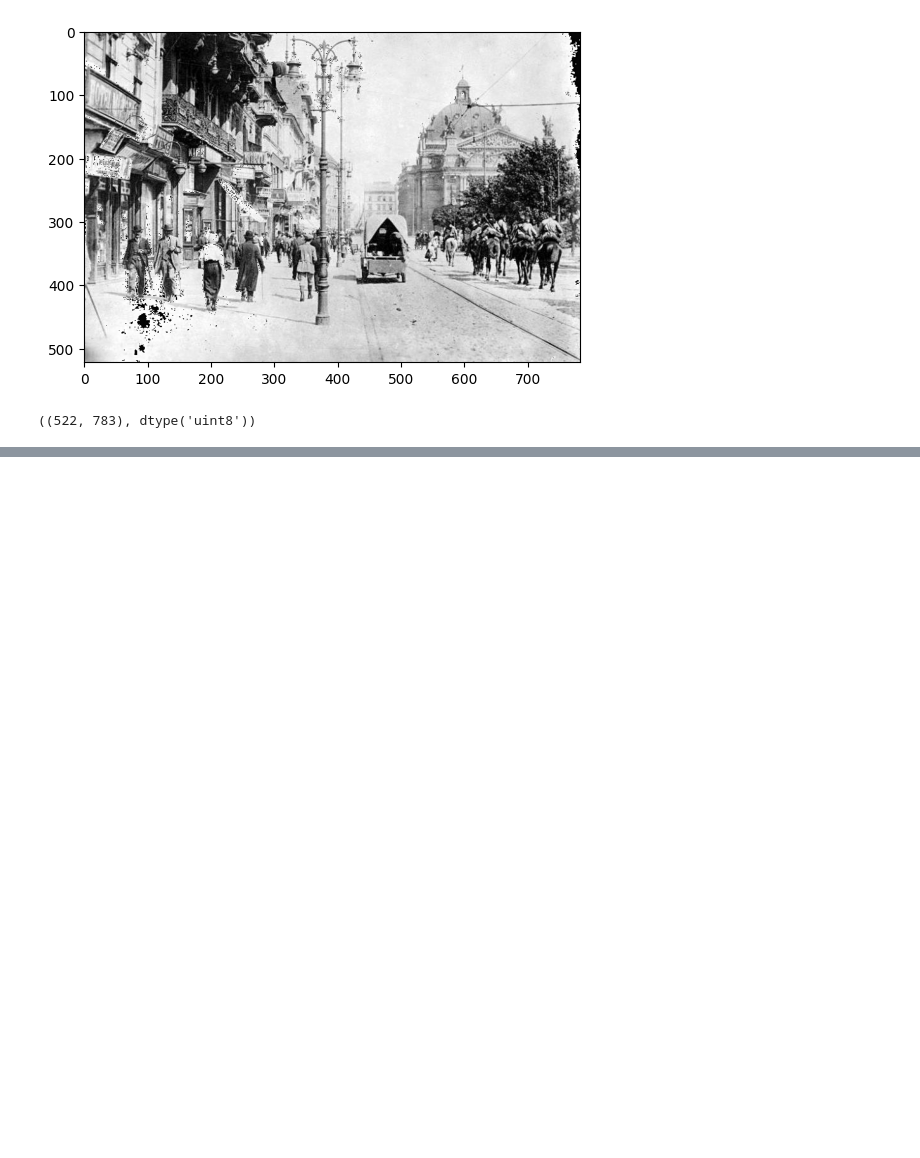
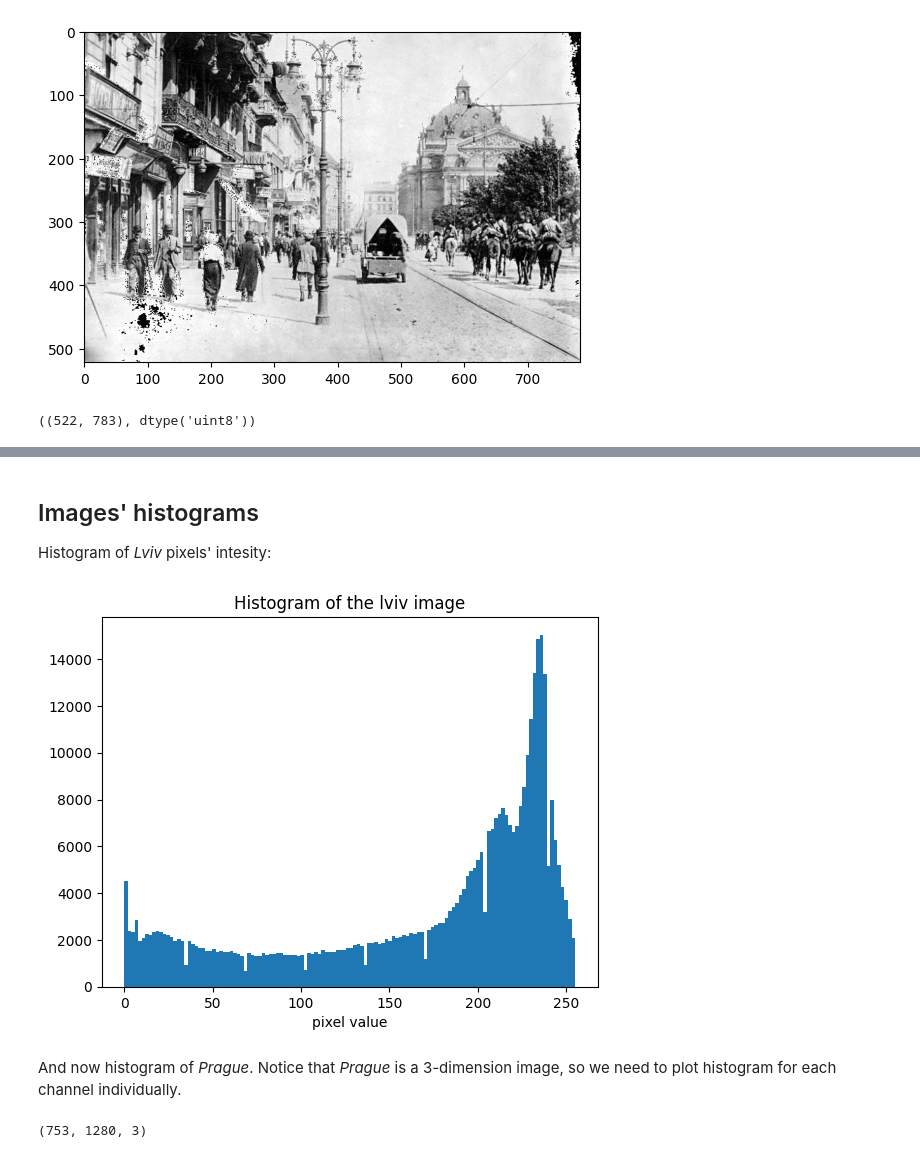
Before and after one commit to Hubert1225/New-Numpy-Matplotlib-examples, a Jupyter notebook: part-3-image-processing/1-analysis-and-edge-detection.ipynb, the cells around one changed output, grey strips where cells are left out. Drawn from its saved outputs; the diff is of its cells as text; code cells hidden in the pictures; blank space fills up the shorter version.

```diff
--- a/part-3-image-processing/1-analysis-and-edge-detection.ipynb
+++ b/part-3-image-processing/1-analysis-and-edge-detection.ipynb
@@ -45,0 +77,20 @@ lviv.shape, lviv.dtype
+# %% [markdown]
+## Images' histograms
+
+Histogram of _Lviv_ pixels' intesity:
+# %%
+plt.hist(
+    lviv.ravel(),
+    bins=128,
+)
+plt.title("Histogram of the lviv image")
+plt.xlabel("pixel value")
+plt.show()
+# %% [output]
+[figure, added]
+# %% [markdown]
+And now histogram of _Prague_. Notice that _Prague_ is a 3-dimension image, so we need to plot histogram for each channel individually.
+# %%
+prague.shape
+# %% [output]
+(753, 1280, 3)
```
Also changed, not shown: parts of 22 cells of this notebook.
